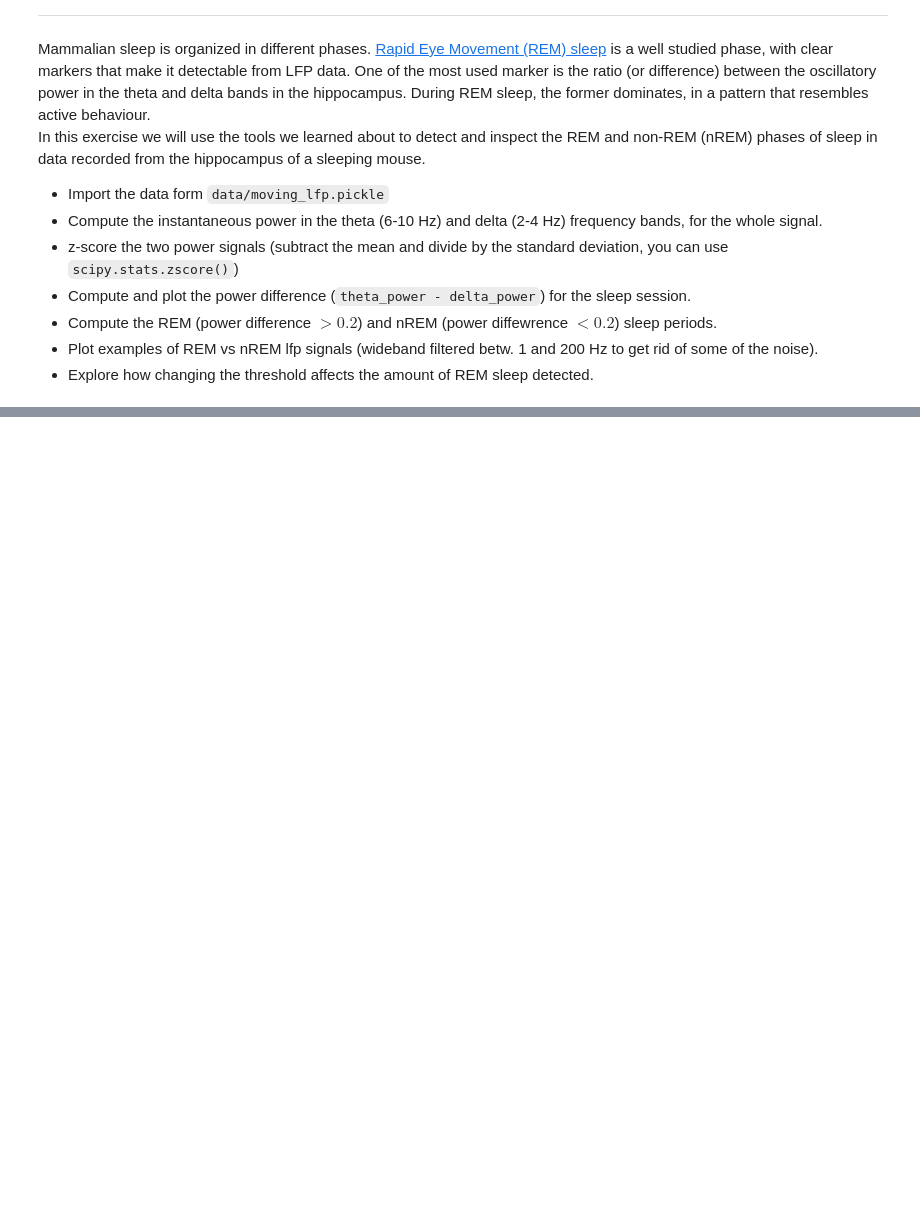
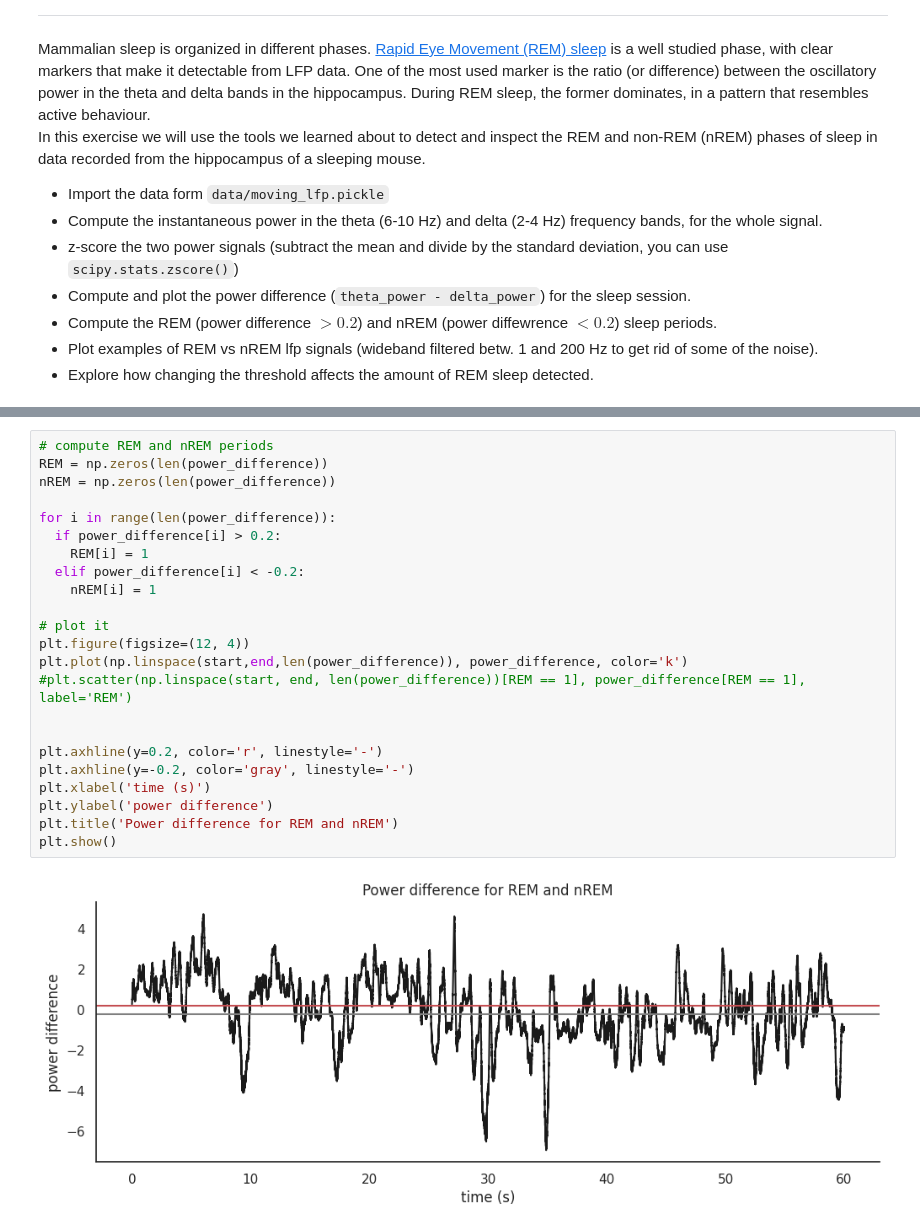
Before and after one commit to irenetiem/neuro_analysis_IT, a Jupyter notebook: neural-data-master/01-local_field_potential/exercises.ipynb, the cells around one changed output, grey strips where cells are left out. Saved outputs shown, nothing was run; the diff lists cells and outputs as text; blank space fills up the shorter version.

```diff
--- a/neural-data-master/01-local_field_potential/exercises.ipynb
+++ b/neural-data-master/01-local_field_potential/exercises.ipynb
@@ -212,0 +239,25 @@ from scipy.stats import zscore
+# %%
+# compute REM and nREM periods
+REM = np.zeros(len(power_difference))
+nREM = np.zeros(len(power_difference))
+
+for i in range(len(power_difference)):
+  if power_difference[i] > 0.2:
+    REM[i] = 1
+  elif power_difference[i] < -0.2:
+    nREM[i] = 1
+
+# plot it
+plt.figure(figsize=(12, 4))
+plt.plot(np.linspace(start,end,len(power_difference)), power_difference, color='k')
+#plt.scatter(np.linspace(start, end, len(power_difference))[REM == 1], power_difference[REM == 1], label='REM')
+
+
+plt.axhline(y=0.2, color='r', linestyle='-')
+plt.axhline(y=-0.2, color='gray', linestyle='-')
+plt.xlabel('time (s)')
+plt.ylabel('power difference')
+plt.title('Power difference for REM and nREM')
+plt.show()
+# %% [output]
+[figure, added]
```
Also changed, not shown: parts of 5 cells of this notebook.
